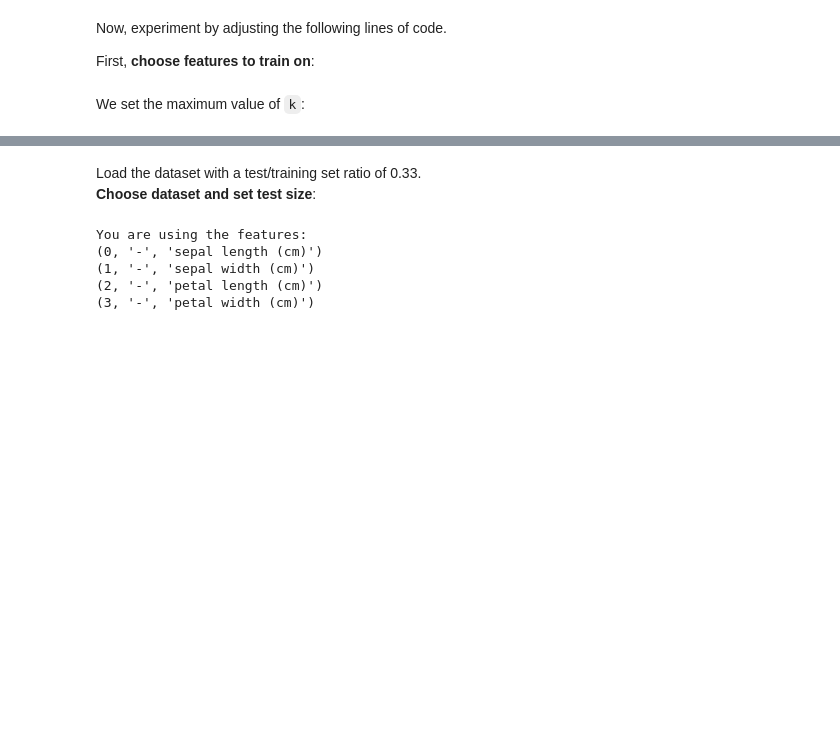
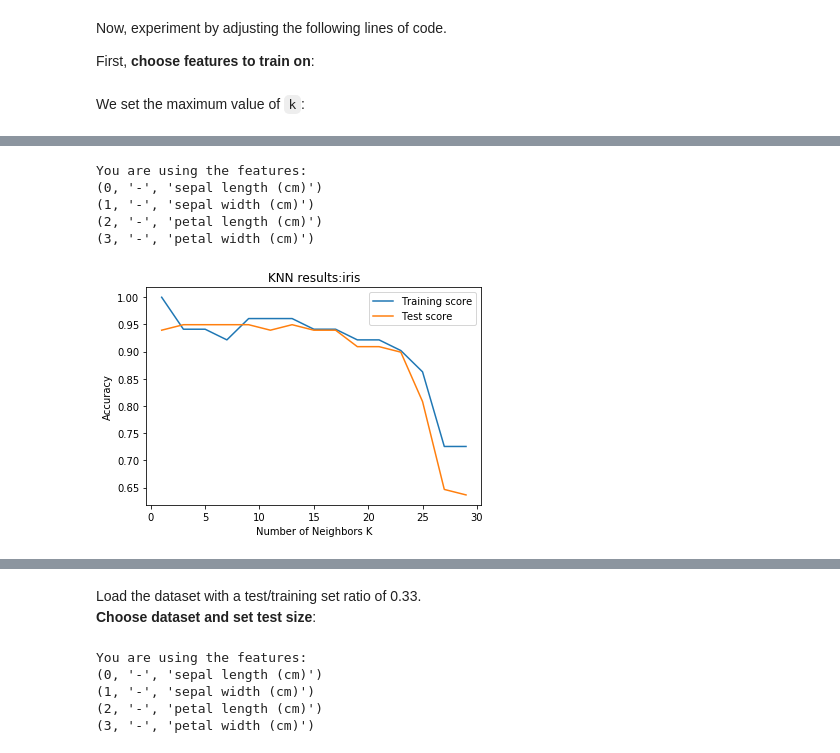
Before and after one commit to derekchased/se.umu.ai-fundamentals, a Jupyter notebook: Assignment_2_knn_reza/k-NN_analysis.ipynb, the cells around one changed output, grey strips where cells are left out. Drawn from its saved outputs; the diff is of its cells as text; code cells hidden in the pictures; blank space fills up the shorter version.

```diff
--- a/Assignment_2_knn_reza/k-NN_analysis.ipynb
+++ b/Assignment_2_knn_reza/k-NN_analysis.ipynb
@@ -171,0 +240,11 @@ k_max = 30
+# %%
+iris_4_features = [0,1,2,3]
+
+train_evaluate_and_plot('iris',iris_4_features, 0.66)
+# %% [output]
+You are using the features:
+(0, '-', 'sepal length (cm)')
+(1, '-', 'sepal width (cm)')
+(2, '-', 'petal length (cm)')
+(3, '-', 'petal width (cm)')
+[figure, added]
```
Also changed, not shown: parts of 13 cells of this notebook.
